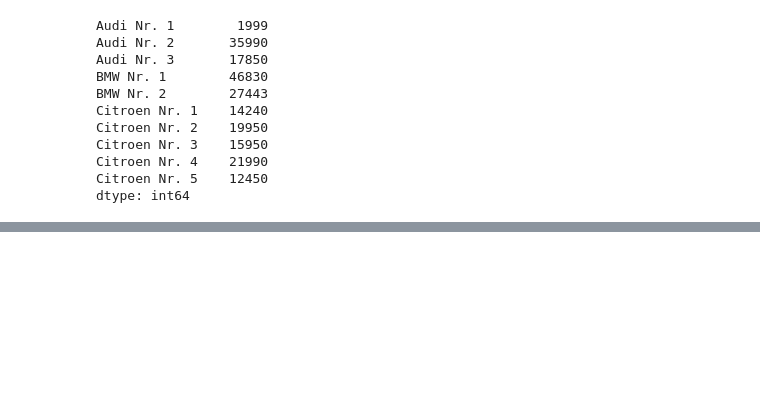
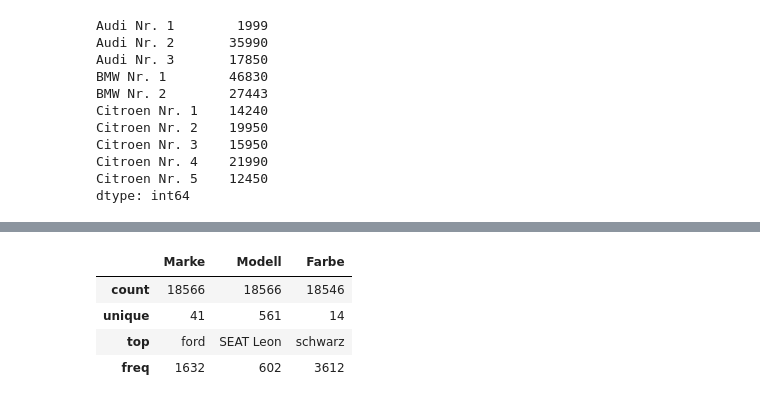
Before and after one commit to gramschs/book_ml4ing, a Jupyter notebook: src/chapter03/eda_used_cars_germany_2023.ipynb, the cells around one changed output, grey strips where cells are left out. Drawn from its saved outputs; the diff is of its cells as text; code cells hidden in the pictures; blank space fills up the shorter version.

```diff
--- a/src/chapter03/eda_used_cars_germany_2023.ipynb
+++ b/src/chapter03/eda_used_cars_germany_2023.ipynb
@@ -212,0 +432,3 @@ KeyError: 'Preis (Euro)'
+# %%
+data2020 = pd.read_csv('autoscout24_DE_2020.csv')
+data2020.info()
@@ -212,0 +453,8 @@ KeyError: 'Preis (Euro)'
+# %%
+data2020[['Marke', 'Modell', 'Farbe']].describe()
+# %% [output]
+|  | Marke | Modell | Farbe |
+| count | 18566 | 18566 | 18546 |
+| unique | 41 | 561 | 14 |
+| top | ford | SEAT Leon | schwarz |
+| freq | 1632 | 602 | 3612 |
```
Also changed, not shown: parts of 17 cells of this notebook, 21 other files.
